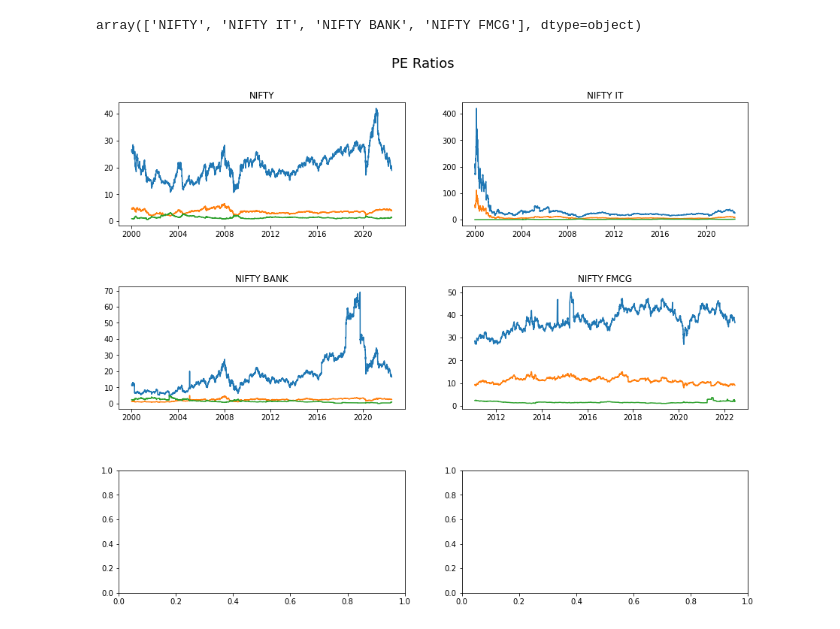
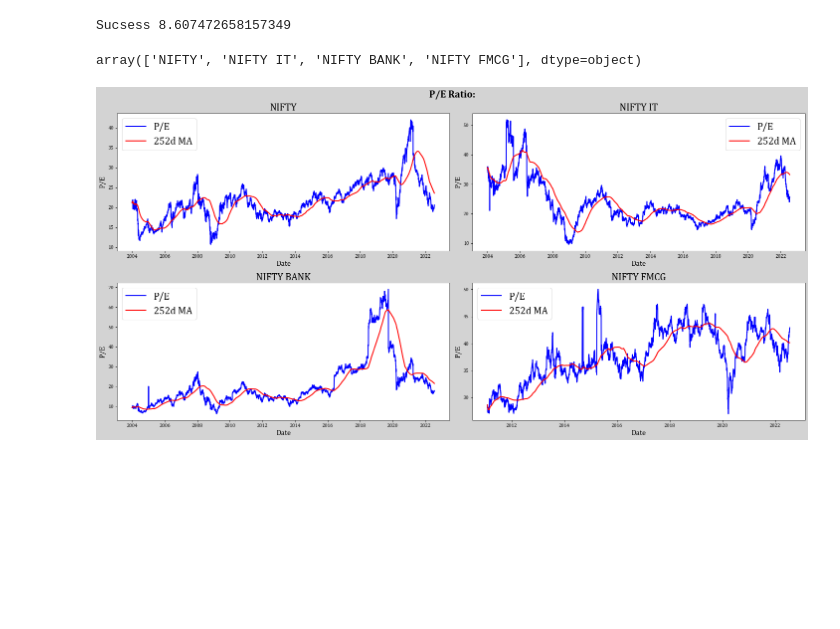
Before and after one commit to shiladitya146/Jupyter-Notebook, a Jupyter notebook: NIFTY_PE.ipynb, the cells around one changed output. Drawn from its saved outputs; the diff is of its cells as text; code cells hidden in the pictures; blank space fills up the shorter version.

```diff
--- a/NIFTY_PE.ipynb
+++ b/NIFTY_PE.ipynb
@@ -44,3 +26,16 @@ pe_data()
+# %%
+start_time = time.time()
+
+while output.shape[0] == 0:
+    pe_data()
+    #print('No Result Yet')
+    if output.shape[0] != 0:
+        current_time = time.time()
+        elapsed_time = current_time - start_time
+        print('Sucsess' + ' ' + str(elapsed_time))
+        break
+# %% [output]
+Sucsess 8.607472658157349
 # %%
 (output['Index'].unique())
 # %% [output]
@@ -55,14 +43,24 @@ array(['NIFTY', 'NIFTY IT', 'NIFTY BANK', 'NIFTY FMCG'], dtype=object)
-# %%
-# define subplot grid
-fig, axs = plt.subplots(nrows=3, ncols=2, figsize=(15, 12))
-plt.subplots_adjust(hspace=0.5)
-fig.suptitle("PE Ratios", fontsize=18, y=0.95)
-
-
-for symbol, ax in zip(symbol_list, axs.ravel()):
-    output[output["Index"] == symbol].plot(ax=ax)
-    ax.set_title(symbol)
-    ax.get_legend().remove()
-    ax.set_xlabel("")
-# %% [output]
-[figure, removed]
+# %%
+output['Mean P/E'] = output.groupby('Index')['P/E'].transform(lambda x: x.rolling(252, 1).mean())
+# %%
+fig, axs = plt.subplots(nrows= math.ceil(len(symbol_list)/2), ncols=2,figsize = (20,10) ,facecolor= 'lightgray')
+plt.subplots_adjust(hspace=0.4,wspace=0.4)
+plt.rcParams["font.family"] = "Cambria"
+fig.suptitle("P/E Ratio:", fontsize=20 , color = 'black' , weight = 'bold')
+
+
+ax = axs.ravel()
+
+for symbol, i in zip(symbol_list, range(0,len(symbol_list))):
+    y1 = output[output["Index"] == symbol]['P/E']
+    y2 = output[output["Index"] == symbol]['Mean P/E']
+    ax[i].plot(y1,color = 'blue' , linewidth = 2)
+    ax[i].plot(y2,color = 'red' , linewidth = 2)
+    ax[i].set_title(symbol, fontsize = 20)
+    ax[i].set_xlabel('Date', fontsize = 15)
+    ax[i].set_ylabel('P/E', fontsize = 15)
+    ax[i].legend(['P/E','252d MA'] , fontsize = 20)
+
+fig.tight_layout()
+# %% [output]
+[figure, added]
```
Also changed, not shown: parts of 8 cells of this notebook.
